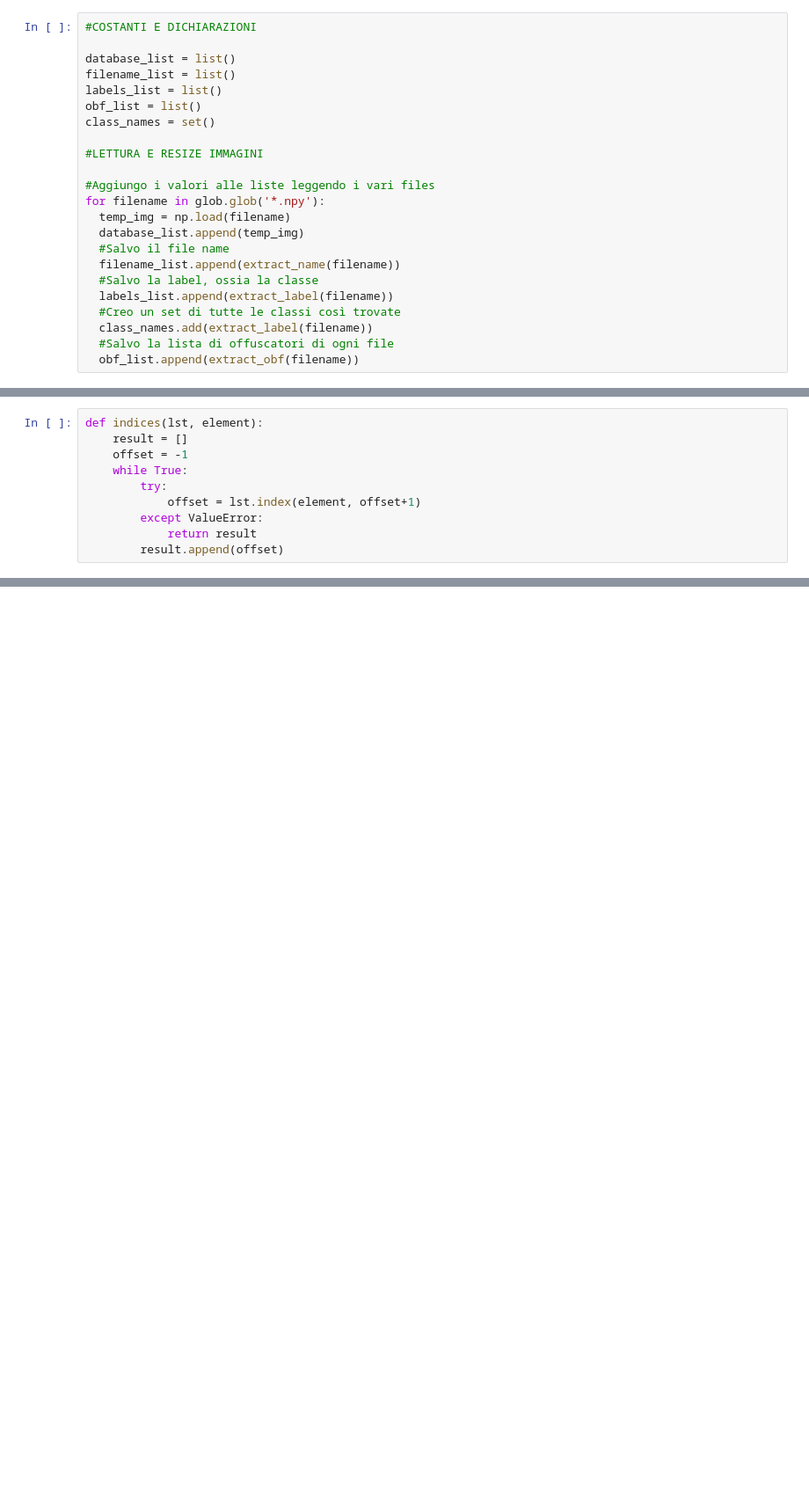
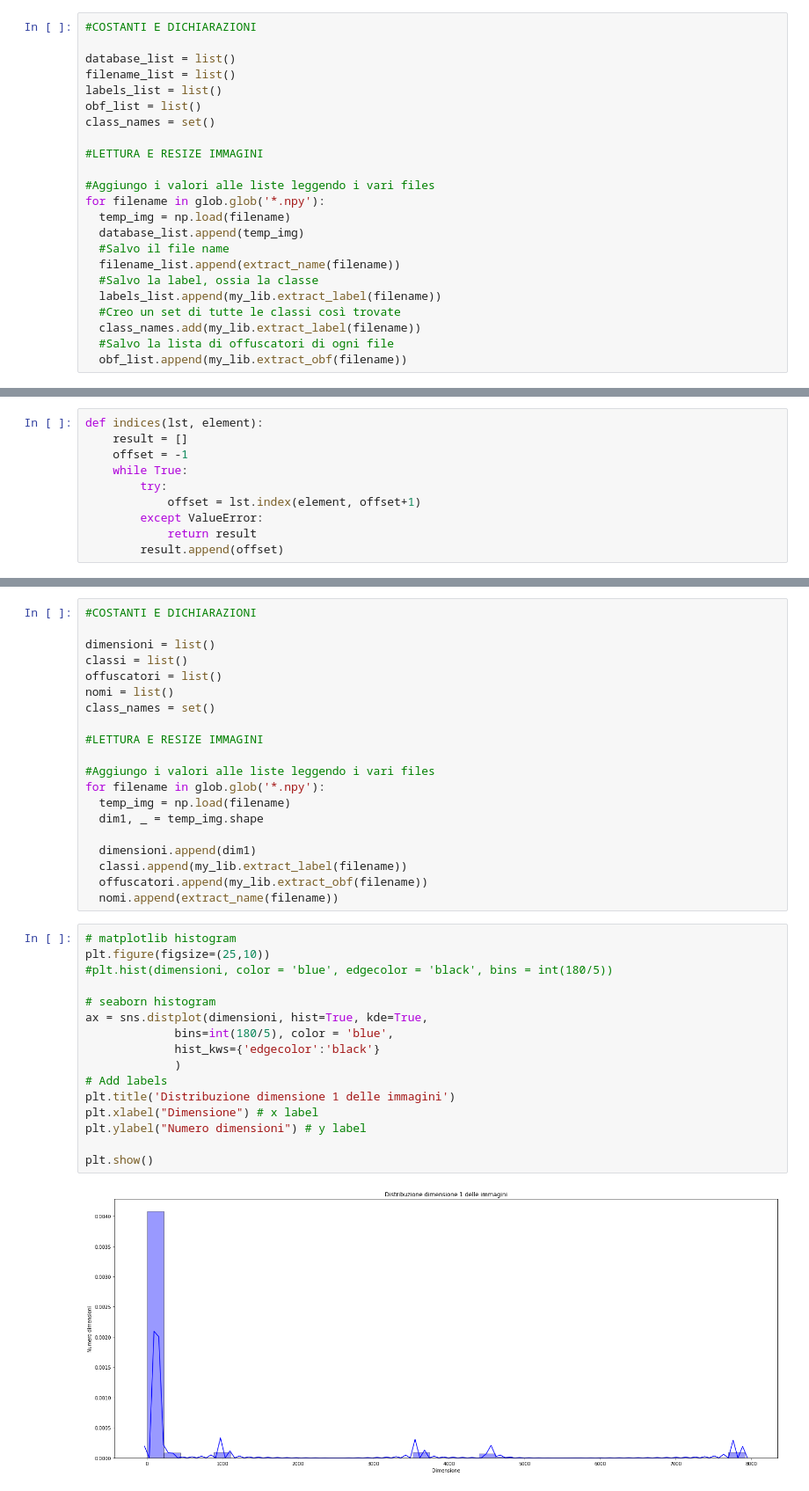
Before and after one commit to PaoloDarienzo/NeuralNetwork, a Jupyter notebook: Modeling and analysis/Analisi_DBs/Analisi_DB_14k.ipynb, the cells around one changed output, grey strips where cells are left out. Shown at 88% size. Saved outputs shown, nothing was run; the diff lists cells and outputs as text; blank space fills up the shorter version.

```diff
--- a/Modeling and analysis/Analisi_DBs/Analisi_DB_14k.ipynb
+++ b/Modeling and analysis/Analisi_DBs/Analisi_DB_14k.ipynb
@@ -158,11 +100,11 @@ for filename in glob.glob('*.npy'):
   #Salvo il file name
   filename_list.append(extract_name(filename))
   #Salvo la label, ossia la classe
-  labels_list.append(extract_label(filename))
+  labels_list.append(my_lib.extract_label(filename))
   #Creo un set di tutte le classi così trovate
-  class_names.add(extract_label(filename))
+  class_names.add(my_lib.extract_label(filename))
   #Salvo la lista di offuscatori di ogni file
-  obf_list.append(extract_obf(filename))
+  obf_list.append(my_lib.extract_obf(filename))
 # %%
 '''
 
@@ -533,0 +478,38 @@ Numero di classi CON problemi: 0
+# %%
+#COSTANTI E DICHIARAZIONI
+
+dimensioni = list()
+classi = list()
+offuscatori = list()
+nomi = list()
+class_names = set()
+
+#LETTURA E RESIZE IMMAGINI
+
+#Aggiungo i valori alle liste leggendo i vari files
+for filename in glob.glob('*.npy'):
+  temp_img = np.load(filename)
+  dim1, _ = temp_img.shape
+
+  dimensioni.append(dim1)
+  classi.append(my_lib.extract_label(filename))
+  offuscatori.append(my_lib.extract_obf(filename))
+  nomi.append(extract_name(filename))
+# %%
+# matplotlib histogram
+plt.figure(figsize=(25,10))
+#plt.hist(dimensioni, color = 'blue', edgecolor = 'black', bins = int(180/5))
+
+# seaborn histogram
+ax = sns.distplot(dimensioni, hist=True, kde=True,
+             bins=int(180/5), color = 'blue',
+             hist_kws={'edgecolor':'black'}
+             )
+# Add labels
+plt.title('Distribuzione dimensione 1 delle immagini')
+plt.xlabel("Dimensione") # x label
+plt.ylabel("Numero dimensioni") # y label
+
+plt.show()
+# %% [output]
+[figure, added]
```
Also changed, not shown: parts of 17 cells of this notebook, 3 other files.
